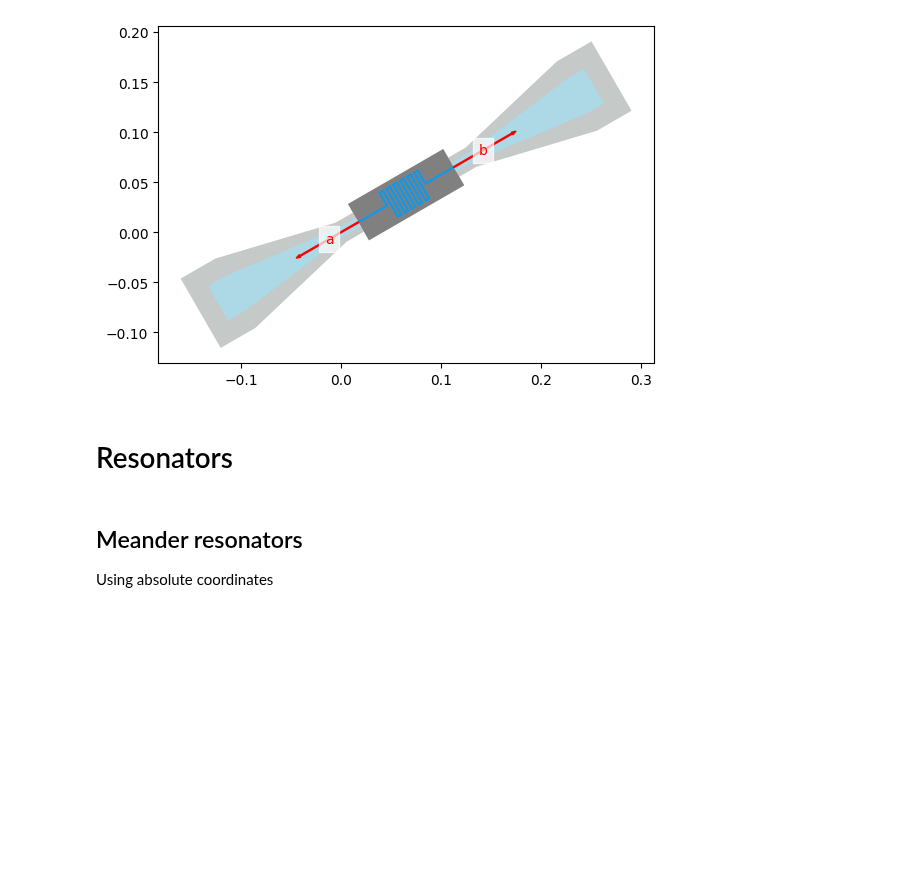
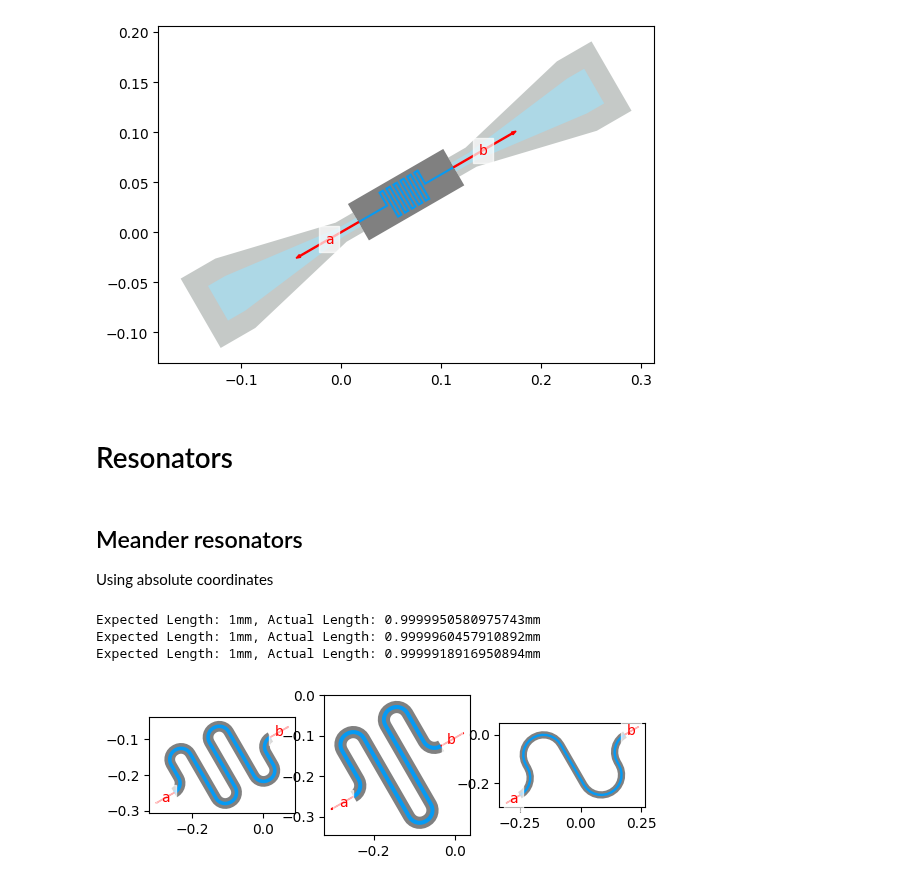
Before and after one commit to sqdlab/SQDMetal, a Jupyter notebook: docs/User/Comps_All.ipynb, the cells around one changed output. Saved outputs shown, nothing was run; the diff lists cells and outputs as text; code cells hidden in the pictures; blank space fills up the shorter version.

Commit message:
Fixed ResonatorMeander so that it correctly satisfies the constraints (added developer documentation and entries into the demo gallery).

```diff
--- a/docs/User/Comps_All.ipynb
+++ b/docs/User/Comps_All.ipynb
@@ -393,3 +394,49 @@ QUtilities.plot_highlight_component('leInd', design)
 ## Meander resonators  <a class="anchor" id="res-mean"></a>
 
 Using absolute coordinates
+# %%
+from SQDMetal.Comps.Resonators import ResonatorMeander
+
+design.delete_all_components()
+fig, axs = plt.subplots(ncols=3)
+
+#CONSTRAIN RADIUS, WIDTH##
+ResonatorMeander(design, 'leRes', options=dict(pos_x='-250um', pos_y='-250um', orientation=30,
+                                               total_length='1mm', trace_width='10um', trace_gap='10um', fillet_padding='2um',
+                                               constr_radius='30um', constr_width_max='250um', constr_extend_length=0))
+##########################
+
+lePts = np.array([x for x in design.qgeometry.get_component('leRes')['path']['geometry'][0].coords])
+lePts = QUtilities.calc_filleted_path(lePts, 0.03, design.template_options.PRECISION, 100)
+print(f'Expected Length: 1mm, Actual Length: {np.linalg.norm(lePts[1:] - lePts[0:-1], axis=1).sum()}mm')
+QUtilities.plot_highlight_component('leRes', design, ax=axs[0], resolution=8)
+design.delete_all_components()
+
+#CONSTRAIN RADIUS, LENGTH#
+ResonatorMeander(design, 'leRes', options=dict(pos_x='-250um', pos_y='-250um', orientation=30,
+                                               total_length='1mm', trace_width='10um', trace_gap='10um', fillet_padding='2um',
+                                               constr_radius='30um', constr_width_max=0, constr_extend_length='250um'))
+##########################
+
+lePts = np.array([x for x in design.qgeometry.get_component('leRes')['path']['geometry'][0].coords])
+lePts = QUtilities.calc_filleted_path(lePts, 0.03, design.template_options.PRECISION, 100)
+print(f'Expected Length: 1mm, Actual Length: {np.linalg.norm(lePts[1:] - lePts[0:-1], axis=1).sum()}mm')
+QUtilities.plot_highlight_component('leRes', design, ax=axs[1], resolution=8)
+design.delete_all_components()
+
+#CONSTRAIN WIDTH, LENGTH###
+ResonatorMeander(design, 'leRes', options=dict(pos_x='-250um', pos_y='-250um', orientation=30,
+                                               total_length='1mm', trace_width='10um', trace_gap='10um', fillet_padding='2um',
+                                               constr_radius=0, constr_width_max='400um', constr_extend_length='500um'))
+############################
+
+lePts = np.array([x for x in design.qgeometry.get_component('leRes')['path']['geometry'][0].coords])
+fillet_rad = design.qgeometry.get_component('leRes')['path']['fillet'][0]
+lePts = QUtilities.calc_filleted_path(lePts, fillet_rad, design.template_options.PRECISION, 100)
+print(f'Expected Length: 1mm, Actual Length: {np.linalg.norm(lePts[1:] - lePts[0:-1], axis=1).sum()}mm')
+QUtilities.plot_highlight_component('leRes', design, ax=axs[2], resolution=8)
+# %% [output]
+Expected Length: 1mm, Actual Length: 0.9999950580975743mm
+Expected Length: 1mm, Actual Length: 0.9999960457910892mm
+Expected Length: 1mm, Actual Length: 0.9999918916950894mm
+[figure, added]
```
Also changed, not shown: parts of 5 cells of this notebook, 6 other files.
